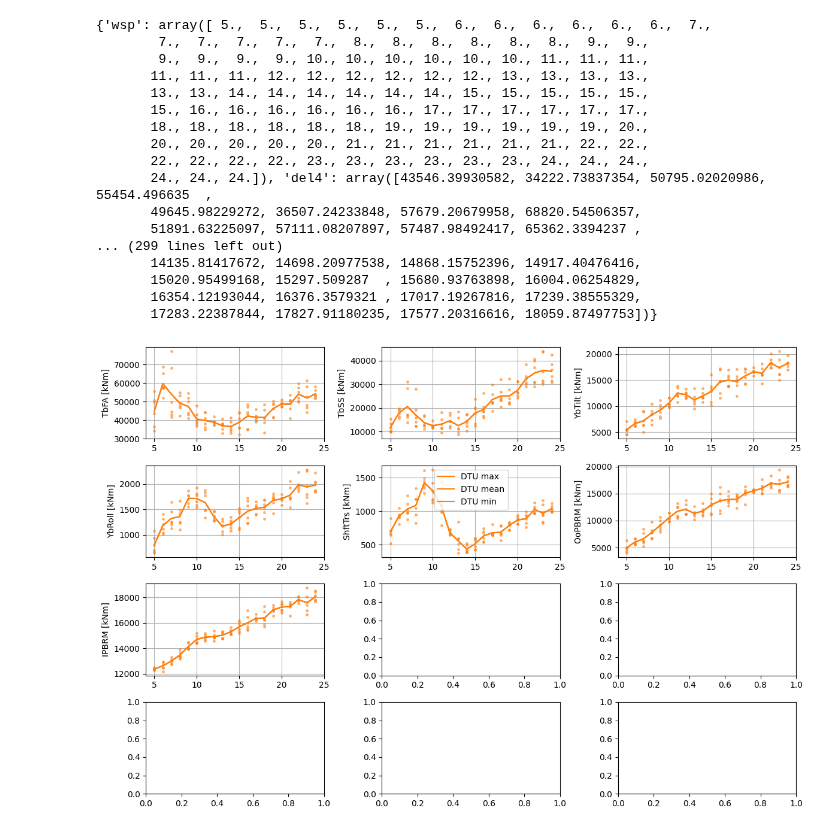
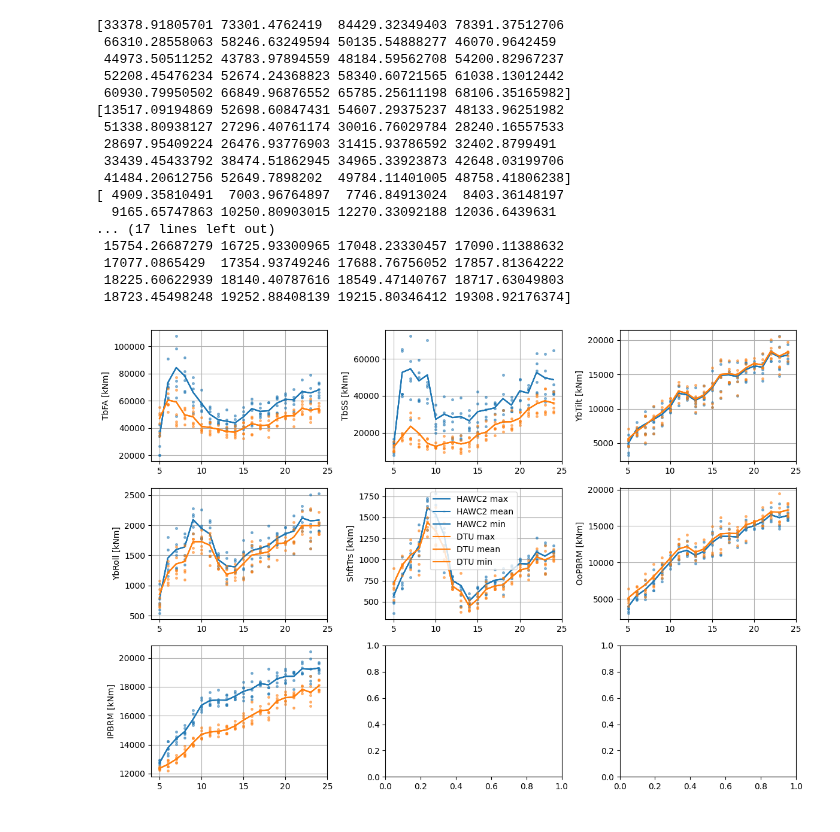
Before and after one commit to SpyrosAcheimastos/LAC, a Jupyter notebook: Assignment_4/code/Design_equivalent_loads.ipynb, the cells around one changed output. Saved outputs shown, nothing was run; the diff lists cells and outputs as text; code cells hidden in the pictures.

Commit message:
DEL with Milner Rule

```diff
--- a/Assignment_4/code/Design_equivalent_loads.ipynb
+++ b/Assignment_4/code/Design_equivalent_loads.ipynb
@@ -79,13 +79,17 @@ def extract_and_DEL(wsps, chan_df, seeds, del_col):
     del_data = np.array(chan_df[del_col])[i_val]
 
     # Calculate mean over seeds
-    mean_del = np.average(del_data.reshape(-1, seeds), axis=1)
+    # mean_del = np.average(del_data.reshape(-1, seeds), axis=1)
     # del_data.reshape(-1, seeds)
-    # mean_del = np.sqrt(np.average(del_data.reshape(-1, seeds)**2, axis=1))
+
+    # Using Miner's Rule
+    m = int(del_col[-1])
+    del_values = del_data.reshape(-1, seeds)
+    combined_del = (np.sum(del_values ** m , axis=1)  / seeds) ** (1 / m) # m is the WOhler Exponent
 
     # Store the mean values in the dictionaries
     points[del_col] = del_data
-    lines[del_col] = mean_del
+    lines[del_col] = combined_del
 
     return points, lines
 # %%
@@ -111,14 +115,14 @@ del_ids = ['del4','del4','del5','del8','del10', 'del12']
 del_loads = {}
 for iplot, chan_id in enumerate(chan_ids):
 
-    chan_df = df.filter_channel(chan_id, CHAN_DESCS)
+    chan_df = df_BB.filter_channel(chan_id, CHAN_DESCS)
 
     # del_loads[chan_id] = [chan_df[del_id] for del_id in del_ids]
 
     points_BB, lines_BB = extract_and_DEL(wsps_BB, chan_df, SEEDS, "del4")
 
-    print(points_BB)
-    print(lines_BB)
+    # print(points_BB)
+    print(lines_BB["del4"])
 
     # points_BB_Wsp = np.unique(points_BB['wsp'])
 
@@ -127,25 +131,25 @@ for iplot, chan_id in enumerate(chan_ids):
 
 # print(del_loads['TbFA'][0])
 # %% [output]
-{'wsp': array([ 5.,  5.,  5.,  5.,  5.,  5.,  6.,  6.,  6.,  6.,  6.,  6.,  7.,
-        7.,  7.,  7.,  7.,  7.,  8.,  8.,  8.,  8.,  8.,  8.,  9.,  9.,
-        9.,  9.,  9.,  9., 10., 10., 10., 10., 10., 10., 11., 11., 11.,
-       11., 11., 11., 12., 12., 12., 12., 12., 12., 13., 13., 13., 13.,
-       13., 13., 14., 14., 14., 14., 14., 14., 15., 15., 15., 15., 15.,
-       15., 16., 16., 16., 16., 16., 16., 17., 17., 17., 17., 17., 17.,
-       18., 18., 18., 18., 18., 18., 19., 19., 19., 19., 19., 19., 20.,
-       20., 20., 20., 20., 20., 21., 21., 21., 21., 21., 21., 22., 22.,
-       22., 22., 22., 22., 23., 23., 23., 23., 23., 23., 24., 24., 24.,
-       24., 24., 24.]), 'del4': array([43546.39930582, 34222.73837354, 50795.02020986, 55454.496635  ,
-       49645.98229272, 36507.24233848, 57679.20679958, 68820.54506357,
-       51891.63225097, 57111.08207897, 57487.98492417, 65362.3394237 ,
-... (299 lines left out)
-       14135.81417672, 14698.20977538, 14868.15752396, 14917.40476416,
-       15020.95499168, 15297.509287  , 15680.93763898, 16004.06254829,
-       16354.12193044, 16376.3579321 , 17017.19267816, 17239.38555329,
-       17283.22387844, 17827.91180235, 17577.20316616, 18059.87497753])}
+[33378.91805701 73301.4762419  84429.32349403 78391.37512706
+ 66310.28558063 58246.63249594 50135.54888277 46070.9642459
+ 44973.50511252 43783.97894559 48184.59562708 54200.82967237
+ 52208.45476234 52674.24368823 58340.60721565 61038.13012442
+ 60930.79950502 66849.96876552 65785.25611198 68106.35165982]
+[13517.09194869 52698.60847431 54607.29375237 48133.96251982
+ 51338.80938127 27296.40761174 30016.76029784 28240.16557533
+ 28697.95409224 26476.93776903 31415.93786592 32402.8799491
+ 33439.45433792 38474.51862945 34965.33923873 42648.03199706
+ 41484.20612756 52649.7898202  49784.11401005 48758.41806238]
+[ 4909.35810491  7003.96764897  7746.84913024  8403.36148197
+  9165.65747863 10250.80903015 12270.33092188 12036.6439631
+... (17 lines left out)
+ 15754.26687279 16725.93300965 17048.23330457 17090.11388632
+ 17077.0865429  17354.93749246 17688.76756052 17857.81364222
+ 18225.60622939 18140.40787616 18549.47140767 18717.63049803
+ 18723.45498248 19252.88408139 19215.80346412 19308.92176374]
 # %%
-fig, axs = plt.subplots(4, 3, figsize=(12, 8), clear=True)
+fig, axs = plt.subplots(3, 3, figsize=(12, 8), clear=True)
 
 
 # loop over each channels and plot the steady state with the theory line
@@ -155,37 +159,37 @@ for iplot, chan_id in enumerate(chan_ids):
     chan_df_BB = df_BB.filter_channel(chan_id, CHAN_DESCS)
     chan_df_DTU = df_DTU.filter_channel(chan_id, CHAN_DESCS)
 
     # extract and order statistics
     points_BB, lines_BB = extract_and_DEL(wsps_BB, chan_df_BB, SEEDS, "del4")
     points_DTU, lines_DTU = extract_and_DEL(wsps_DTU, chan_df_DTU, SEEDS, "del4")
 
     # For JIMALEXX
     # if chan_id == 'TbFA':
         # print('The max of the lines_DTU["max"] is ', np.max(lines_DTU['max']))
 
     # plot the results
     ax = axs.flatten()[iplot]
-    # ax.plot(points_BB['wsp'], points_BB['del4'], '.', color='C0', alpha=0.2, markersize=5)
-    # ax.plot(points_BB['wsp'], points_BB['del4'], '.', color='C0', alpha=0.2, markersize=5)
-    # ax.plot(points_BB['wsp'], points_BB['del4'], '.', color='C0', alpha=0.2, markersize=5)
-    # ax.plot(lines_BB['wsp'], lines_BB['del4'], '-', color='C0', label='HAWC2 max')
-    # ax.plot(lines_BB['wsp'], lines_BB['del4'], '-', color='C0', label='HAWC2 mean')
-    # ax.plot(lines_BB['wsp'], lines_BB['del4'], '-', color='C0', label='HAWC2 min')
+    ax.plot(points_BB['wsp'], points_BB['del4'], '.', color='C0', alpha=0.2, markersize=5)
+    ax.plot(points_BB['wsp'], points_BB['del4'], '.', color='C0', alpha=0.2, markersize=5)
+    ax.plot(points_BB['wsp'], points_BB['del4'], '.', color='C0', alpha=0.2, markersize=5)
+    ax.plot(lines_BB['wsp'], lines_BB['del4'], '-', color='C0', label='HAWC2 max')
+    ax.plot(lines_BB['wsp'], lines_BB['del4'], '-', color='C0', label='HAWC2 mean')
+    ax.plot(lines_BB['wsp'], lines_BB['del4'], '-', color='C0', label='HAWC2 min')
 
     ax.plot(points_DTU['wsp'], points_DTU['del4'], '.', color='C1', alpha=0.2, markersize=5)
     ax.plot(points_DTU['wsp'], points_DTU['del4'], '.', color='C1', alpha=0.2, markersize=5)
     ax.plot(points_DTU['wsp'], points_DTU['del4'], '.', color='C1', alpha=0.2, markersize=5)
     ax.plot(lines_DTU['wsp'], lines_DTU['del4'], '-', color='C1', label='DTU max')
     ax.plot(lines_DTU['wsp'], lines_DTU['del4'], '-', color='C1', label='DTU mean')
     ax.plot(lines_DTU['wsp'], lines_DTU['del4'], '-', color='C1', label='DTU min')
 
     ax.grid('on')
     ax.set(xlabel='Wind speed [m/s]' if iplot > 8 else None,
            ylabel=f'{chan_id} [{chan_df_BB.units.iloc[0]}]', xlim=[4, 25])
 
 axs[1, 1].legend()
 fig.tight_layout()
 
 plt.show()
 # %% [output]
-[figure, old version]
+[figure, new version]
```
